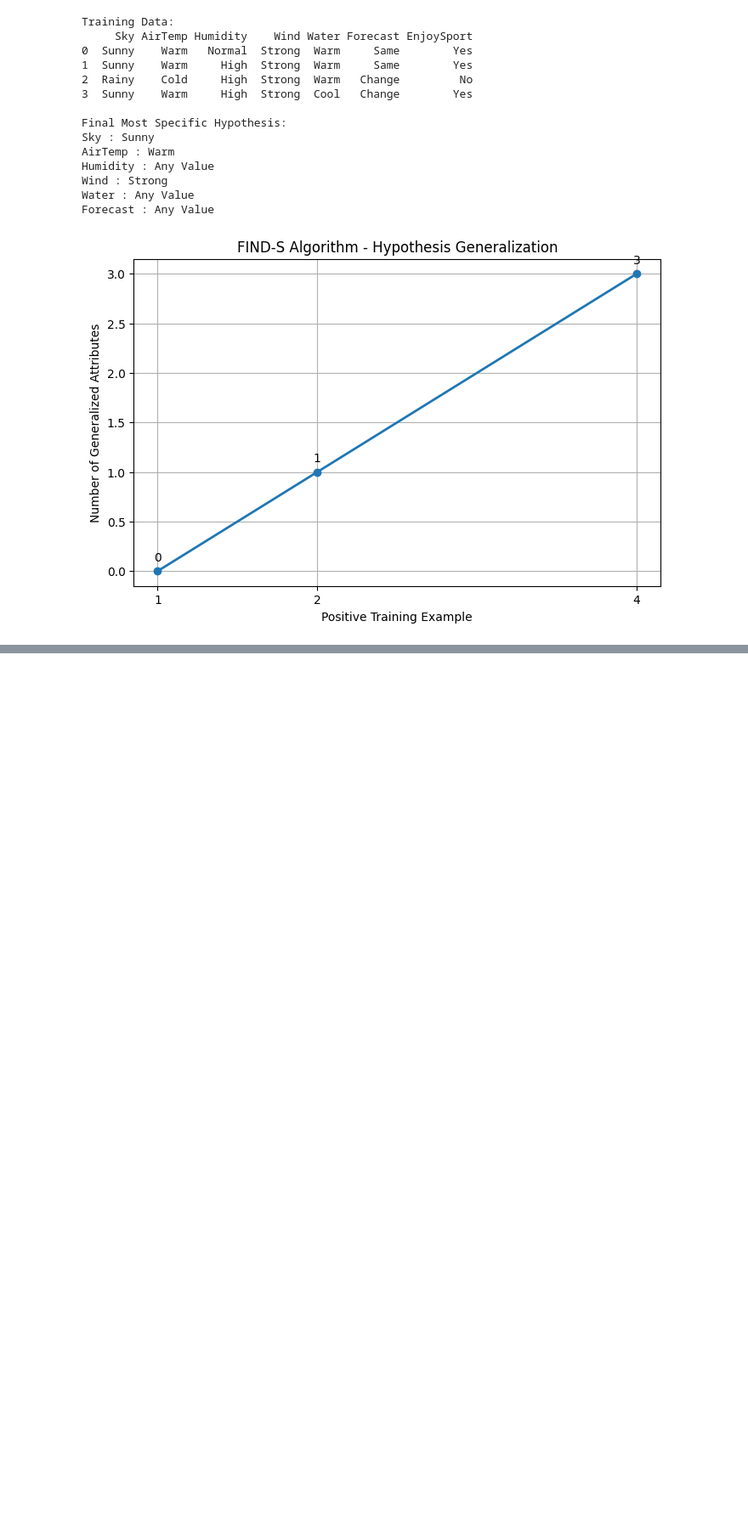
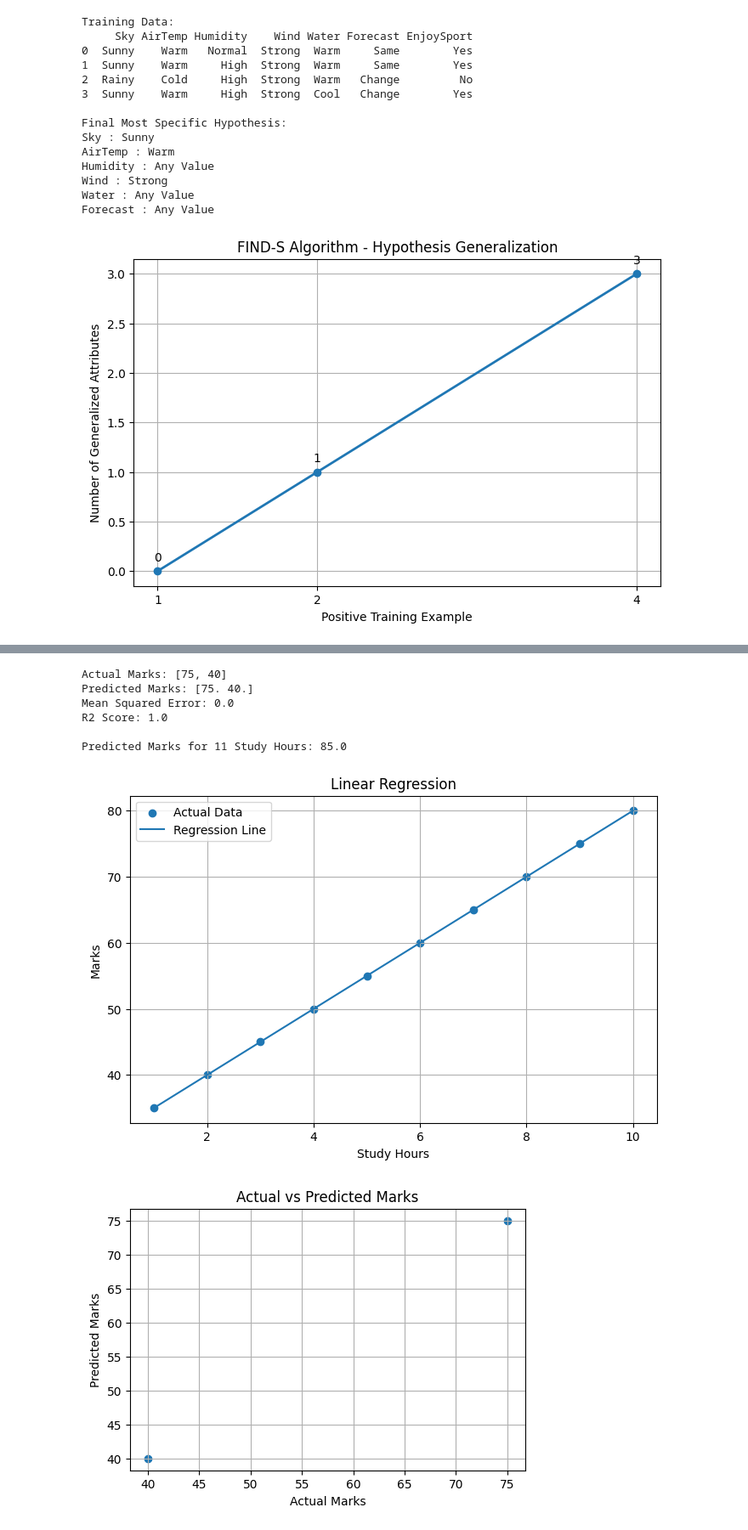
Before and after one commit to eyramana/MLA0201-FUNDAMENTALS-OF-MACHINE-LEARNING, a Jupyter notebook: Ramana_lab.ipynb, the cells around one changed output, grey strips where cells are left out. Shown at 85% size. Saved outputs shown, nothing was run; the diff lists cells and outputs as text; code cells hidden in the pictures; blank space fills up the shorter version.

```diff
--- a/Ramana_lab.ipynb
+++ b/Ramana_lab.ipynb
@@ -707,0 +917,77 @@ Forecast : Any Value
+# %%
+# Experiment No: 8
+# Question: Write a program to implement Linear Regression (LR) algorithm in Python.
+
+import pandas as pd
+import matplotlib.pyplot as plt
+
+from sklearn.model_selection import train_test_split
+from sklearn.linear_model import LinearRegression
+from sklearn.metrics import mean_squared_error, r2_score
+
+# Create Dataset
+data = {
+    'Hours': [1, 2, 3, 4, 5, 6, 7, 8, 9, 10],
+    'Marks': [35, 40, 45, 50, 55, 60, 65, 70, 75, 80]
+}
+
+df = pd.DataFrame(data)
+
+# Features and Target
+X = df[['Hours']]
+y = df['Marks']
+
+# Split Dataset
+X_train, X_test, y_train, y_test = train_test_split(
+    X, y, test_size=0.2, random_state=42
+)
+
+# Train Linear Regression Model
+model = LinearRegression()
+model.fit(X_train, y_train)
+
+# Predict Results
+y_pred = model.predict(X_test)
+
+# Display Results
+print("Actual Marks:", list(y_test))
+print("Predicted Marks:", y_pred.round(2))
+print("Mean Squared Error:", round(mean_squared_error(y_test, y_pred), 2))
+print("R2 Score:", round(r2_score(y_test, y_pred), 2))
+
+# Predict Marks for 11 Study Hours
+new_hours = pd.DataFrame({'Hours': [11]})
+predicted_marks = model.predict(new_hours)
+
+print("\nPredicted Marks for 11 Study Hours:", round(predicted_marks[0], 2))
+
+# Plot Regression Line
+plt.figure(figsize=(8, 5))
+plt.scatter(X, y, label="Actual Data")
+plt.plot(X, model.predict(X), label="Regression Line")
+
+plt.xlabel("Study Hours")
+plt.ylabel("Marks")
+plt.title("Linear Regression")
+plt.legend()
+plt.grid(True)
+plt.show()
+
+# Actual vs Predicted Graph
+plt.figure(figsize=(6, 4))
+plt.scatter(y_test, y_pred)
+
+plt.xlabel("Actual Marks")
+plt.ylabel("Predicted Marks")
+plt.title("Actual vs Predicted Marks")
+plt.grid(True)
+plt.show()
+# %% [output]
+Actual Marks: [75, 40]
+Predicted Marks: [75. 40.]
+Mean Squared Error: 0.0
+R2 Score: 1.0
+
+Predicted Marks for 11 Study Hours: 85.0
+[figure, added]
+[figure, added]
```
Also changed, not shown: parts of 2 cells of this notebook.
